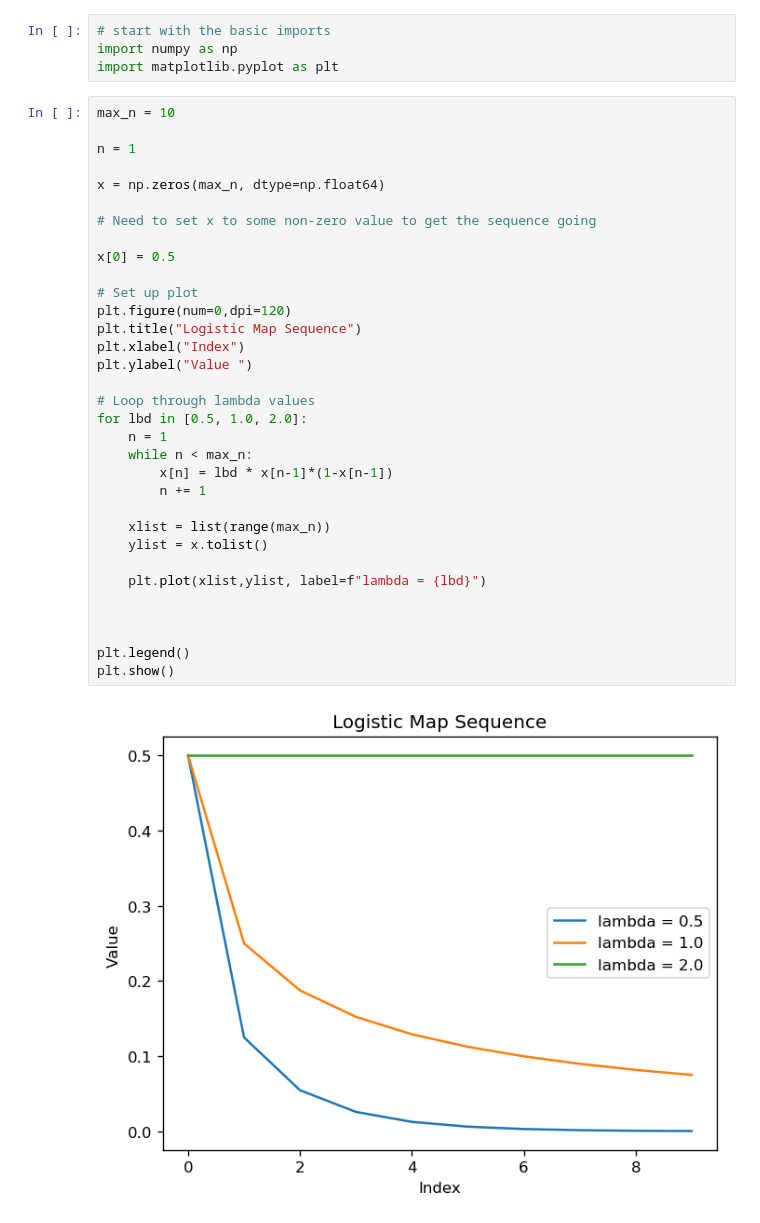
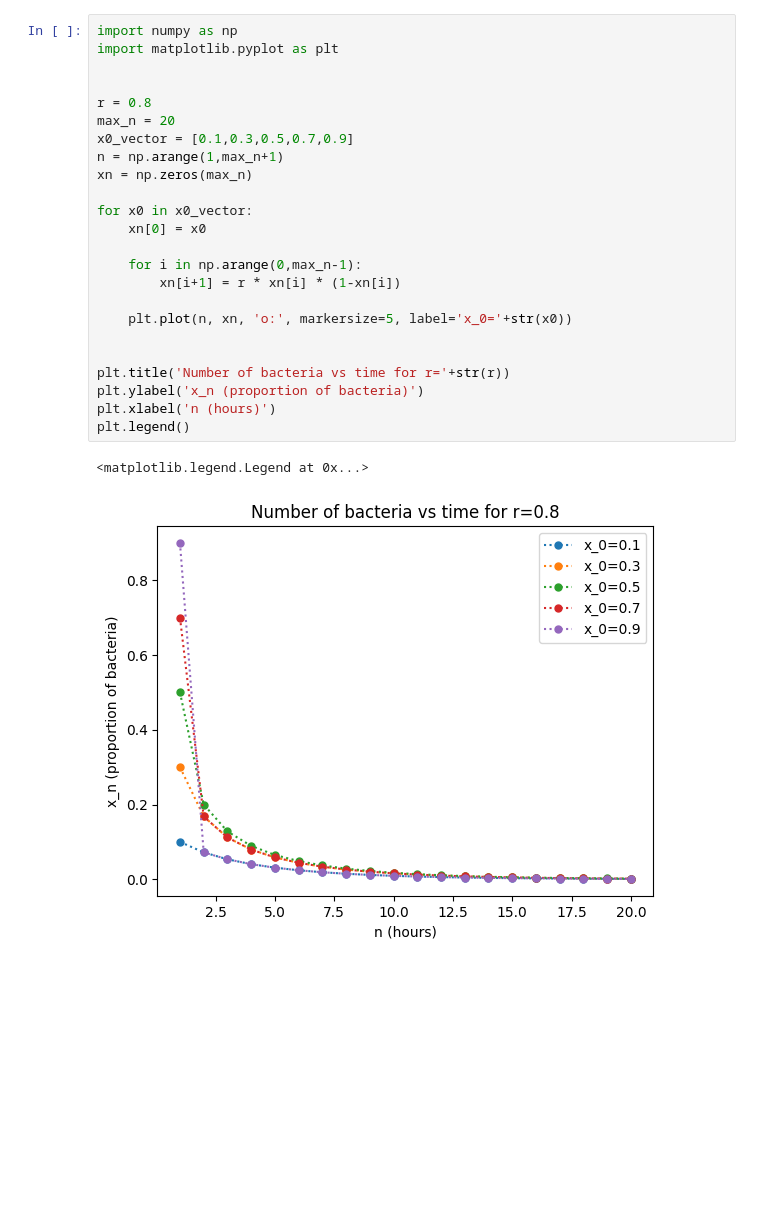
Before and after one commit to robwhite-lis/complexity_quizzes, a Jupyter notebook: logistic_map.ipynb, the cells around one changed output. Cells and saved outputs as stored; diff of their text form; blank space fills up the shorter version.

Commit message:
moved my self-written version of logistic_map.ipynb to logistic_map_RW.ipynb to avoid namespace clash with class provided code of same name

```diff
--- a/logistic_map.ipynb
+++ b/logistic_map.ipynb
@@ -11,39 +1,27 @@ Google was used to check syntax
-# %%
-# start with the basic imports
-import numpy as np
-import matplotlib.pyplot as plt
-# %%
-max_n = 10
-
-n = 1
-
-x = np.zeros(max_n, dtype=np.float64)
-
-# Need to set x to some non-zero value to get the sequence going
-
-x[0] = 0.5
-
-# Set up plot
-plt.figure(num=0,dpi=120)
-plt.title("Logistic Map Sequence")
-plt.xlabel("Index")
-plt.ylabel("Value ")
-
-# Loop through lambda values
-for lbd in [0.5, 1.0, 2.0]:
-    n = 1
-    while n < max_n:
-        x[n] = lbd * x[n-1]*(1-x[n-1])
-        n += 1
-
-    xlist = list(range(max_n))
-    ylist = x.tolist()
-
-    plt.plot(xlist,ylist, label=f"lambda = {lbd}")
-
-
-
-plt.legend()
-plt.show()
-# %% [output]
-[figure, removed]
+# %%
+import numpy as np
+import matplotlib.pyplot as plt
+
+
+r = 0.8
+max_n = 20
+x0_vector = [0.1,0.3,0.5,0.7,0.9]
+n = np.arange(1,max_n+1)
+xn = np.zeros(max_n)
+
+for x0 in x0_vector:
+    xn[0] = x0
+
+    for i in np.arange(0,max_n-1):
+        xn[i+1] = r * xn[i] * (1-xn[i])
+
+    plt.plot(n, xn, 'o:', markersize=5, label='x_0='+str(x0))
+
+
+plt.title('Number of bacteria vs time for r='+str(r))
+plt.ylabel('x_n (proportion of bacteria)')
+plt.xlabel('n (hours)')
+plt.legend()
+# %% [output]
+<matplotlib.legend.Legend at 0x...>
+[figure, added]
```
Also changed, not shown: parts of 1 cell of this notebook, 1 other file.
